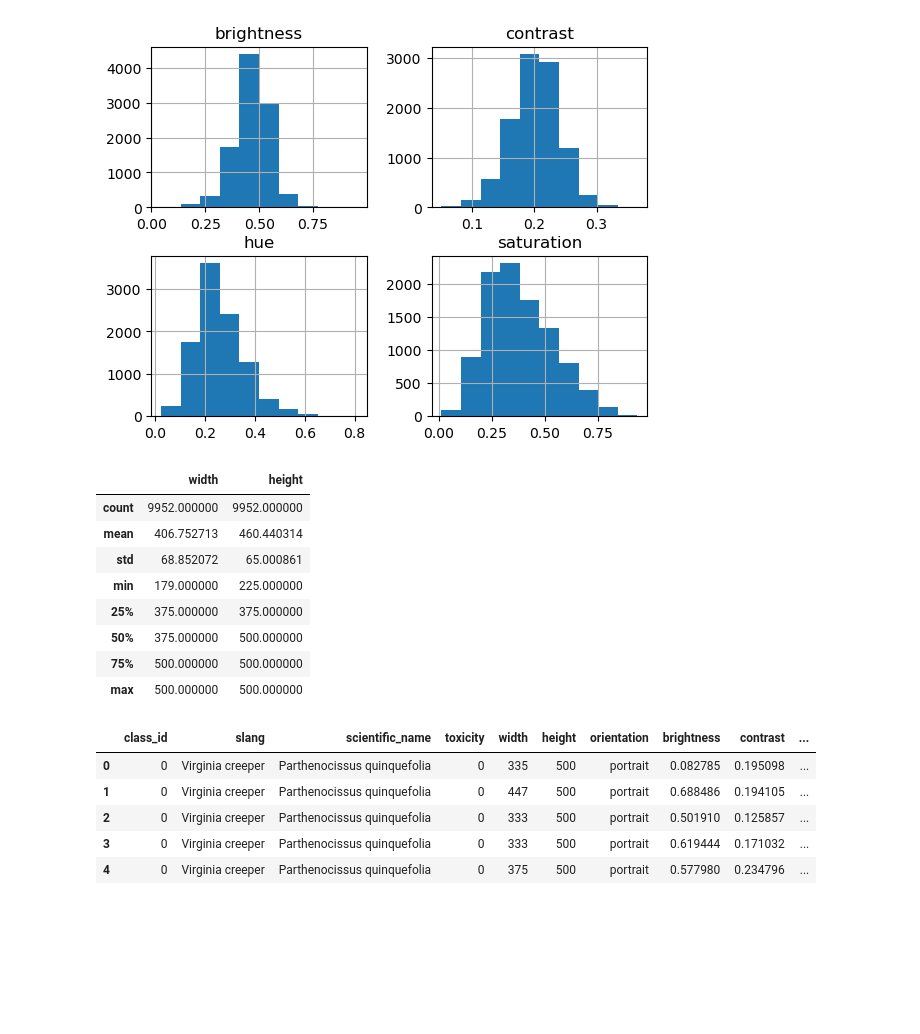
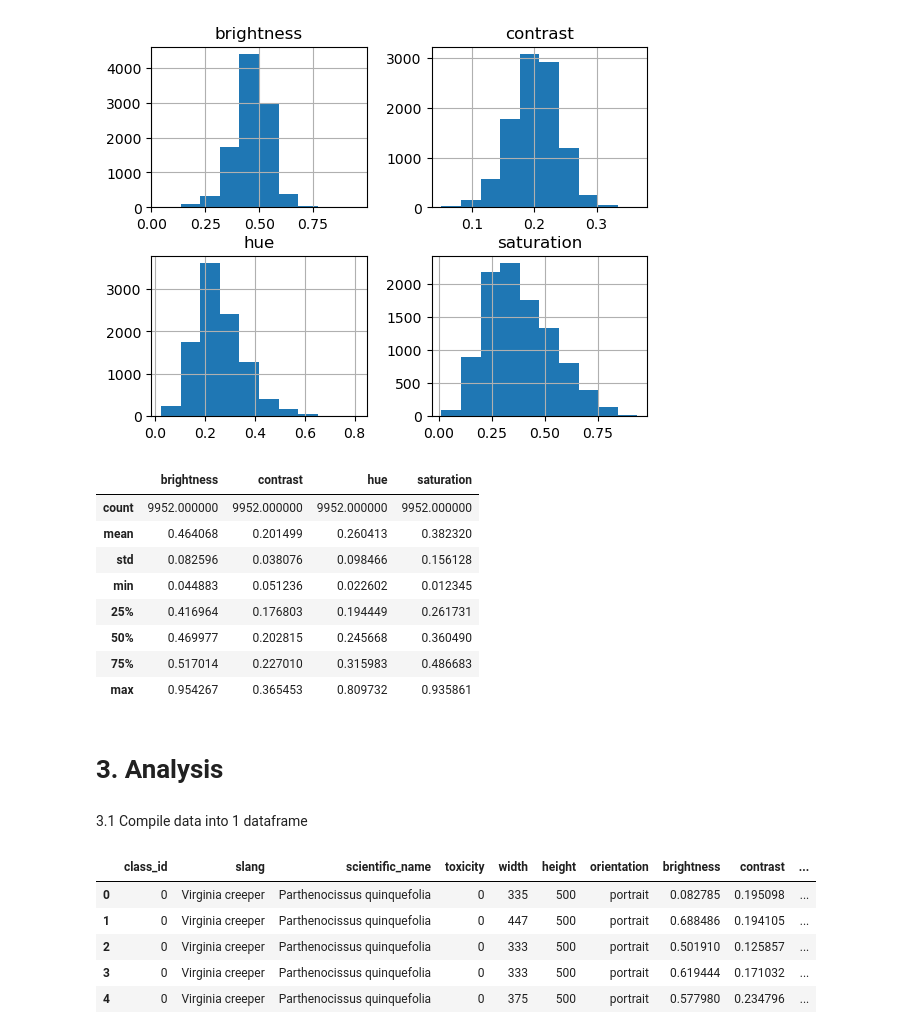
Before and after one commit to segoldsmith/Capstone3_PlantToxicity, a Jupyter notebook: Capstone3_DataWrangling_EDA.ipynb, the cells around one changed output. Cells and saved outputs as stored; diff of their text form; code cells hidden in the pictures; blank space fills up the shorter version.

Commit message:
graphing analysis

```diff
--- a/Capstone3_DataWrangling_EDA.ipynb
+++ b/Capstone3_DataWrangling_EDA.ipynb
@@ -256,17 +321,21 @@ plt.show()
 [figure]
 # %%
 #get summary statistics
-df_dims.describe()
+df_pix.describe()
 # %% [output]
-|  | width | height |
-| count | 9952.000000 | 9952.000000 |
-| mean | 406.752713 | 460.440314 |
-| std | 68.852072 | 65.000861 |
-| min | 179.000000 | 225.000000 |
-| 25% | 375.000000 | 375.000000 |
-| 50% | 375.000000 | 500.000000 |
-| 75% | 500.000000 | 500.000000 |
-| max | 500.000000 | 500.000000 |
+|  | brightness | contrast | hue | saturation |
+| count | 9952.000000 | 9952.000000 | 9952.000000 | 9952.000000 |
+| mean | 0.464068 | 0.201499 | 0.260413 | 0.382320 |
+| std | 0.082596 | 0.038076 | 0.098466 | 0.156128 |
+| min | 0.044883 | 0.051236 | 0.022602 | 0.012345 |
+| 25% | 0.416964 | 0.176803 | 0.194449 | 0.261731 |
+| 50% | 0.469977 | 0.202815 | 0.245668 | 0.360490 |
+| 75% | 0.517014 | 0.227010 | 0.315983 | 0.486683 |
+| max | 0.954267 | 0.365453 | 0.809732 | 0.935861 |
+# %% [markdown]
+# 3. Analysis
+# %% [markdown]
+3.1 Compile data into 1 dataframe
 # %%
 #remove unused columns
 df=df.drop(columns=['species_label', 'herbarium22_category_id'])
```
Also changed, not shown: parts of 40 cells of this notebook.
